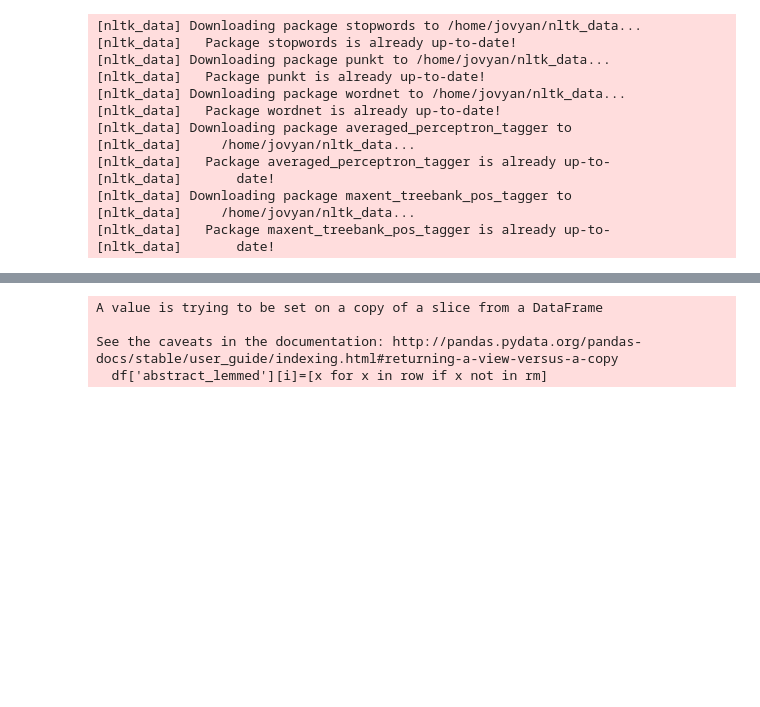
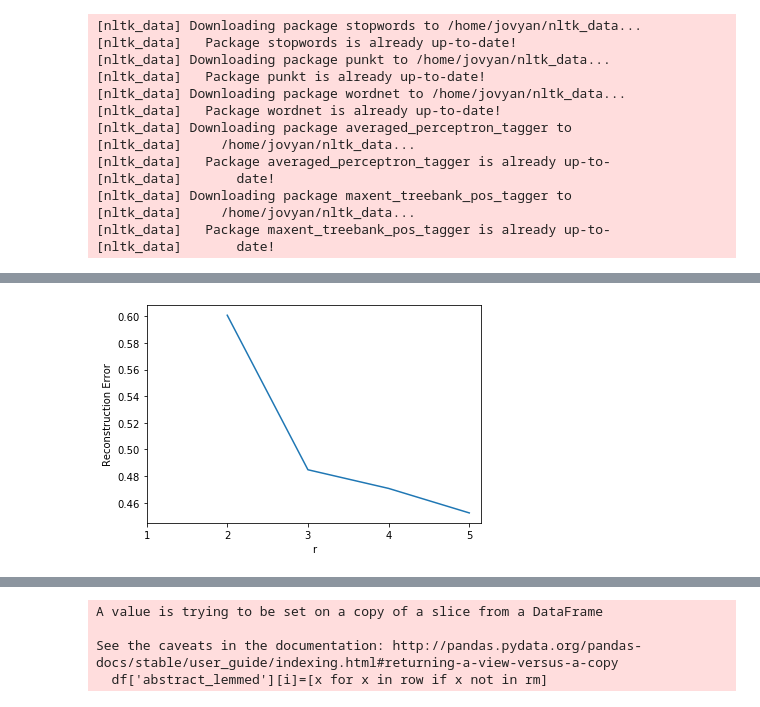
Before and after one commit to LawrenceGlenn/Exploration_of_Patent_Data, a Jupyter notebook: Untitled.ipynb, the cells around one changed output, grey strips where cells are left out. Cells and saved outputs as stored; diff of their text form; code cells hidden in the pictures; blank space fills up the shorter version.

Commit message:
added jaccard testing to nmf component analysis

```diff
--- a/Untitled.ipynb
+++ b/Untitled.ipynb
@@ -64 +91,6 @@ plot_nmf_tfidf(ax,tfidf_matrix, 5)
+# %%
+fig,ax = plt.subplots()
+plot_nmf_tfidf(ax,tfidf_matrix, 5, 'jaccard')
+# %% [output]
+[figure, added]
 # %%
```
Also changed, not shown: parts of 26 cells of this notebook, 2 other files.
